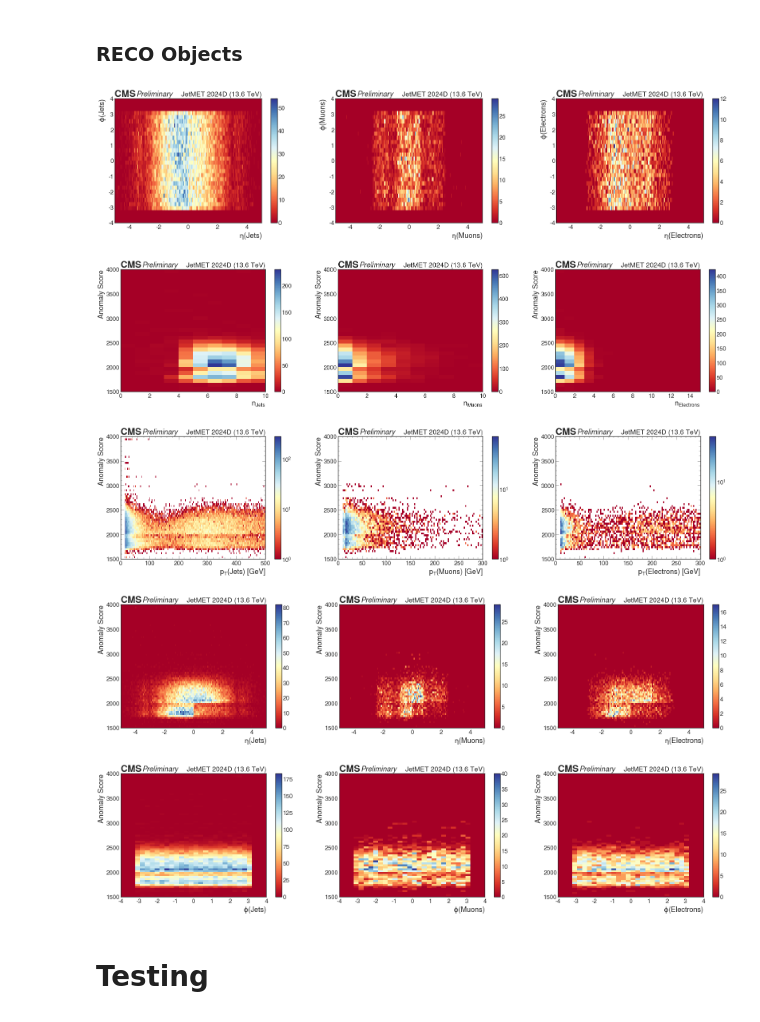
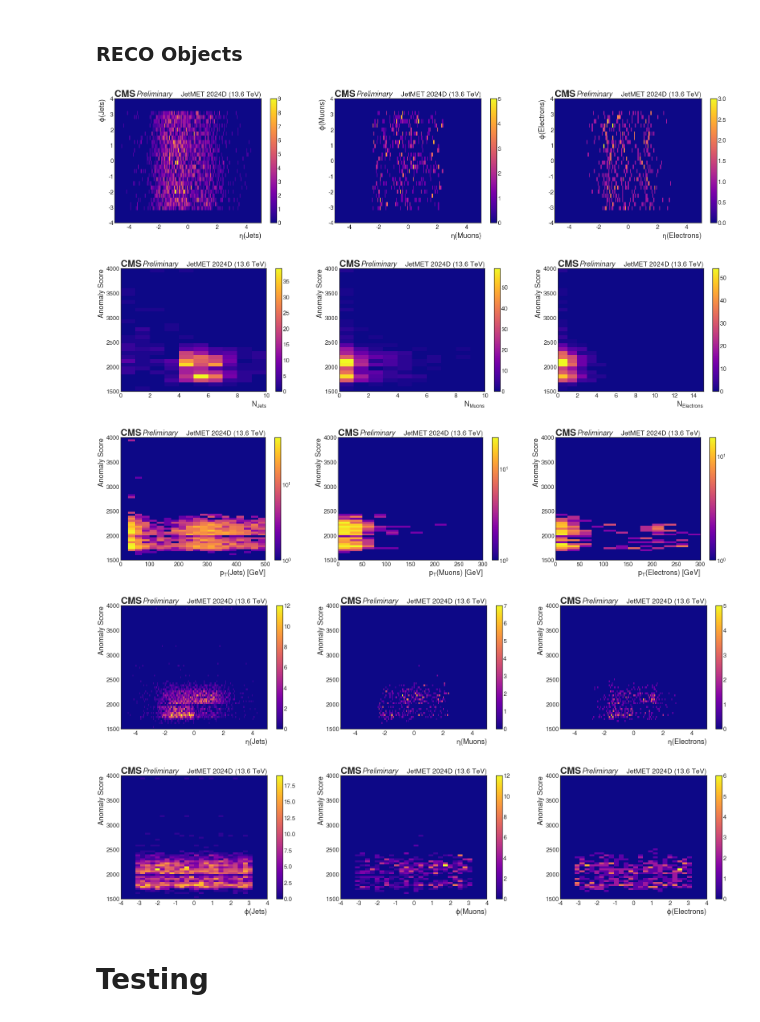
Before and after one commit to ellisonscheuller/coffea_casa, a Jupyter notebook: axo_histos.ipynb, the cells around one changed output. Cells and saved outputs as stored; diff of their text form; code cells hidden in the pictures.

```diff
--- a/axo_histos.ipynb
+++ b/axo_histos.ipynb
@@ -871,0 +925,18 @@ for i, obj in enumerate(['Jet', 'Muon', 'Electron']):
+# %%
+histpath = ['JetMET_2024D_wScores','hists']
+trigger = 'HLT_L1AXOVTight'
+
+get_name = lambda s, suf=None: f'm{obj}{obj}_{suf}' if suf else f'm{obj}{obj}'
+fig, ax = plt.subplots(1, 3, figsize=(35, 10))
+xrange = [(0,3000), (0,1000), (0,3000)]
+norm = True
+for i, obj in enumerate(['L1Jet', 'L1Mu', 'L1EG']):
+    draw_hist1d(getHist(hist_result, histpath+[get_name(obj,None)]), ax[i], label='All Events', rebin=10, norm=norm)
+    draw_hist1d(getHist(hist_result, histpath+[get_name(obj,trigger)]), ax[i], label='HLT_L1AXOVTight', rebin=10, norm=norm)
+
+    hep.cms.label('Preliminary', ax=ax[i], data=True, lumi=None, year=histpath[0].rstrip('_wScores').replace('_', ' '), com=13.6)
+    ax[i].set_xlim(*xrange[i])
+    ax[i].set_xlabel(f'$m_{{{obj}{obj}}}$ [GeV]', loc='right')
+    ax[i].set_ylabel(f'nEvents{" [A.U.]" if norm else ""}', loc='top')
+    ax[i].set_yscale('log')
+    ax[i].legend()
@@ -1045,6 +1114,7 @@ for i, obj in enumerate(['L1Jet', 'L1Mu', 'L1EG']):
 # %%
 histpath = ['JetMET_2024D_wScores','hists']
 trigger = 'HLT_L1AXOVTight'
+cmap = plt.get_cmap('plasma')
 
 # Eta vs. Phi
 get_name = lambda s, suf=None: f'eta_phi_{obj}_{suf}' if suf else f'eta_phi_{obj}'
@@ -1053,14 +1123,7 @@ fig, ax = plt.subplots(1, 3, figsize=(40, 8))
 # yrange = [(1500,4000), (980,4000), (980,4000)]
 norm = False
 for i, obj in enumerate(['Jet', 'Muon', 'Electron']):
-    hist_all = (getFromDict(hist_result, histpath+[get_name(obj,None)]) * wgt)[:,hist.rebin(1),hist.rebin(1)]
-    hist_trig = (getFromDict(hist_result, histpath+[get_name(obj,trigger)]) * wgt)[:,hist.rebin(1),hist.rebin(1)]
-
-    w_all, x_all, y_all = hist_all.project('eta','phi').to_numpy()
-    w_trig, x_trig, y_trig = hist_trig.project('eta','phi').to_numpy()
-
-    # mesh = ax.pcolormesh(x_all, y_all, w_all.T, cmap="RdYlBu")
-    mesh = ax[i].pcolormesh(x_trig, y_trig, w_trig.T, cmap="RdYlBu")
+    mesh = draw_hist2d(getHist(hist_result, histpath+[get_name(obj,trigger)]), ax[i], 'eta','phi', x_rebin=1, y_rebin=1, norm=False)
 
     hep.cms.label('Preliminary', ax=ax[i], data=True, lumi=None, year=histpath[0].rstrip('_wScores').replace('_', ' '), com=13.6)
     # ax[i].set_xlim(*xrange[i])
@@ -1076,19 +1139,12 @@ xrange = [(0,10), (0,10), (0,15)]
 yrange = [(1500,4000), (1500,4000), (1500,4000)]
 norm = False
 for i, obj in enumerate(['Jet', 'Muon', 'Electron']):
-    hist_all = (getFromDict(hist_result, histpath+[get_name(obj,None)]) * wgt)[:,hist.rebin(2),hist.rebin(1)]
-    hist_trig = (getFromDict(hist_result, histpath+[get_name(obj,trigger)]) * wgt)[:,hist.rebin(2),hist.rebin(1)]
-
-    w_all, x_all, y_all = hist_all.project('mult','score').to_numpy()
-    w_trig, x_trig, y_trig = hist_trig.project('mult','score').to_numpy()
-
-    # mesh = ax.pcolormesh(x_all, y_all, w_all.T, cmap="RdYlBu")
-    mesh = ax[i].pcolormesh(x_trig, y_trig, w_trig.T, cmap="RdYlBu")
+    mesh = draw_hist2d(getHist(hist_result, histpath+[get_name(obj,trigger)]), ax[i], 'mult','score', x_rebin=2, y_rebin=1, norm=False)
 
     hep.cms.label('Preliminary', ax=ax[i], data=True, lumi=None, year=histpath[0].rstrip('_wScores').replace('_', ' '), com=13.6)
     ax[i].set_xlim(*xrange[i])
     ax[i].set_ylim(*yrange[i])
-    ax[i].set_xlabel(f'$n_{{{obj+"s"}}}$', loc='right')
+    ax[i].set_xlabel(f'$N_{{{obj+"s"}}}$', loc='right')
     ax[i].set_ylabel('Anomaly Score', loc='top')
     fig.colorbar(mesh)
 
@@ -1099,14 +1155,7 @@ xrange = [(0,500), (0,300), (0,300)]
 yrange = [(1500,4000), (1500,4000), (1500,4000)]
 norm = False
 for i, obj in enumerate(['Jet', 'Muon', 'Electron']):
-    hist_all = (getFromDict(hist_result, histpath+[get_name(obj,None)]) * wgt)[:,hist.rebin(1),hist.rebin(1)]
-    hist_trig = (getFromDict(hist_result, histpath+[get_name(obj,trigger)]) * wgt)[:,hist.rebin(1),hist.rebin(1)]
-
-    w_all, x_all, y_all = hist_all.project('pt','score').to_numpy()
-    w_trig, x_trig, y_trig = hist_trig.project('pt','score').to_numpy()
-
-    # mesh = ax.pcolormesh(x_all, y_all, w_all.T, cmap="RdYlBu")
-    mesh = ax[i].pcolormesh(x_trig, y_trig, w_trig.T, cmap="RdYlBu", norm=colors.LogNorm())
+    mesh = draw_hist2d(getHist(hist_result, histpath+[get_name(obj,trigger)]), ax[i], 'pt','score', x_rebin=1, y_rebin=1, norm=True)
 
     hep.cms.label('Preliminary', ax=ax[i], data=True, lumi=None, year=histpath[0].rstrip('_wScores').replace('_', ' '), com=13.6)
     ax[i].set_xlim(*xrange[i])
@@ -1118,54 +1167,40 @@ for i, obj in enumerate(['Jet', 'Muon', 'Electron']):
 #  Score vs. Eta
 get_name = lambda s, suf=None: f'anomaly_score_eta_{obj}_{suf}' if suf else f'anomaly_score_eta_{obj}'
 fig, ax = plt.subplots(1, 3, figsize=(40, 8))
 # xrange = [(0,4000), (0,4000), (0,4000)]
 yrange = [(1500,4000), (1500,4000), (1500,4000)]
 norm = False
 for i, obj in enumerate(['Jet', 'Muon', 'Electron']):
-    hist_all = (getFromDict(hist_result, histpath+[get_name(obj,None)]) * wgt)[:,hist.rebin(1),hist.rebin(1)]
-    hist_trig = (getFromDict(hist_result, histpath+[get_name(obj,trigger)]) * wgt)[:,hist.rebin(1),hist.rebin(1)]
-
-    w_all, x_all, y_all = hist_all.project('eta','score').to_numpy()
-    w_trig, x_trig, y_trig = hist_trig.project('eta','score').to_numpy()
-
-    # mesh = ax.pcolormesh(x_all, y_all, w_all.T, cmap="RdYlBu")
-    mesh = ax[i].pcolormesh(x_trig, y_trig, w_trig.T, cmap="RdYlBu")
+    mesh = draw_hist2d(getHist(hist_result, histpath+[get_name(obj,trigger)]), ax[i], 'eta','score', x_rebin=1, y_rebin=1, norm=False)
 
     hep.cms.label('Preliminary', ax=ax[i], data=True, lumi=None, year=histpath[0].rstrip('_wScores').replace('_', ' '), com=13.6)
     # ax[i].set_xlim(*xrange[i])
     ax[i].set_ylim(*yrange[i])
     ax[i].set_xlabel(f'$\eta({obj+"s"})$', loc='right')
     ax[i].set_ylabel('Anomaly Score', loc='top')
     fig.colorbar(mesh)
 
 #  Score vs. Phi
 get_name = lambda s, suf=None: f'anomaly_score_phi_{obj}_{suf}' if suf else f'anomaly_score_phi_{obj}'
 fig, ax = plt.subplots(1, 3, figsize=(40, 8))
 # xrange = [(0,4000), (0,4000), (0,4000)]
 yrange = [(1500,4000), (1500,4000), (1500,4000)]
 norm = False
 for i, obj in enumerate(['Jet', 'Muon', 'Electron']):
-    hist_all = (getFromDict(hist_result, histpath+[get_name(obj,None)]) * wgt)[:,hist.rebin(1),hist.rebin(1)]
-    hist_trig = (getFromDict(hist_result, histpath+[get_name(obj,trigger)]) * wgt)[:,hist.rebin(1),hist.rebin(1)]
-
-    w_all, x_all, y_all = hist_all.project('phi','score').to_numpy()
-    w_trig, x_trig, y_trig = hist_trig.project('phi','score').to_numpy()
-
-    # mesh = ax.pcolormesh(x_all, y_all, w_all.T, cmap="RdYlBu")
-    mesh = ax[i].pcolormesh(x_trig, y_trig, w_trig.T, cmap="RdYlBu")
+    mesh = draw_hist2d(getHist(hist_result, histpath+[get_name(obj,trigger)]), ax[i], 'phi','score', x_rebin=1, y_rebin=1, norm=False)
 
     hep.cms.label('Preliminary', ax=ax[i], data=True, lumi=None, year=histpath[0].rstrip('_wScores').replace('_', ' '), com=13.6)
     # ax[i].set_xlim(*xrange[i])
     ax[i].set_ylim(*yrange[i])
     ax[i].set_xlabel(f'$\phi({obj+"s"})$', loc='right')
     ax[i].set_ylabel('Anomaly Score', loc='top')
     fig.colorbar(mesh)
 # %% [output]
-[figure, old version]
+[figure, new version]
-[figure, old version]
+[figure, new version]
-[figure, old version]
+[figure, new version]
-[figure, old version]
+[figure, new version]
-[figure, old version]
+[figure, new version]
 # %% [markdown]
 # Testing
 # %%
```
Also changed, not shown: parts of 20 cells of this notebook, 5 other files.
